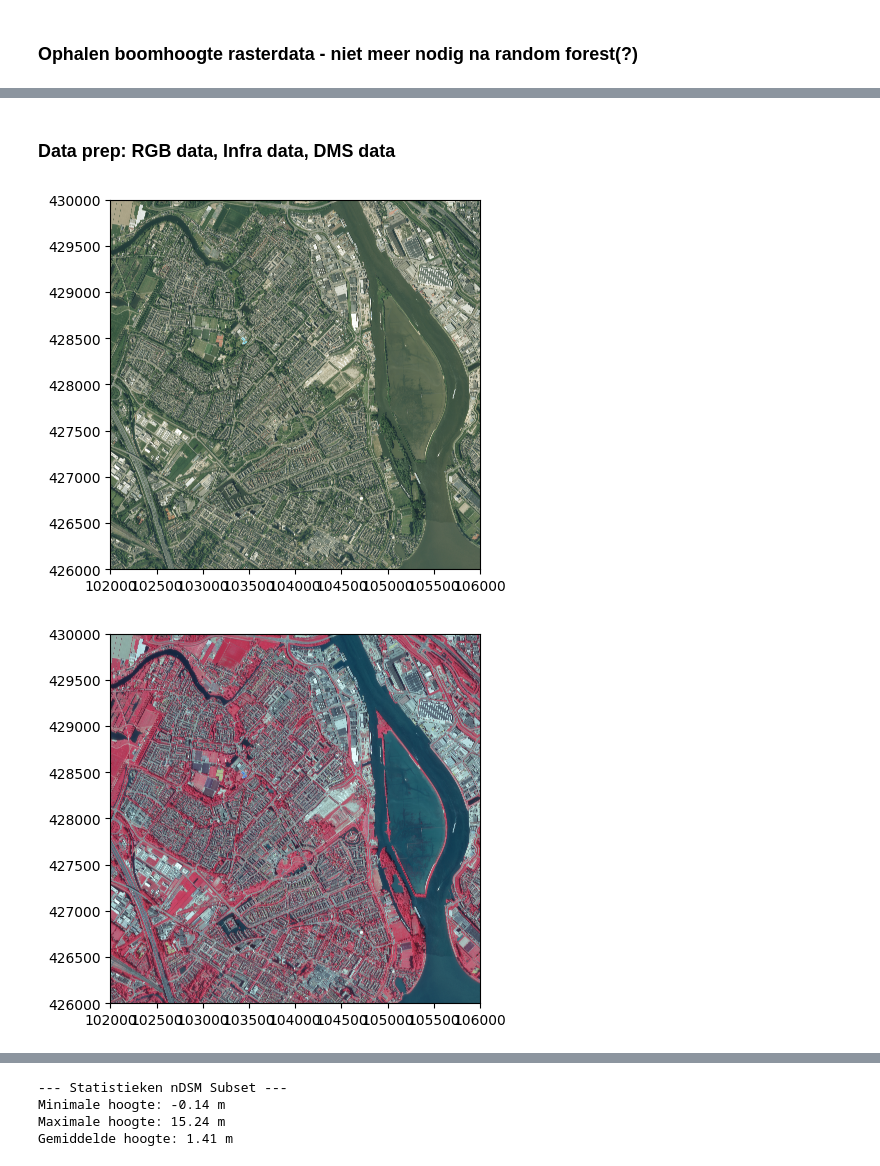
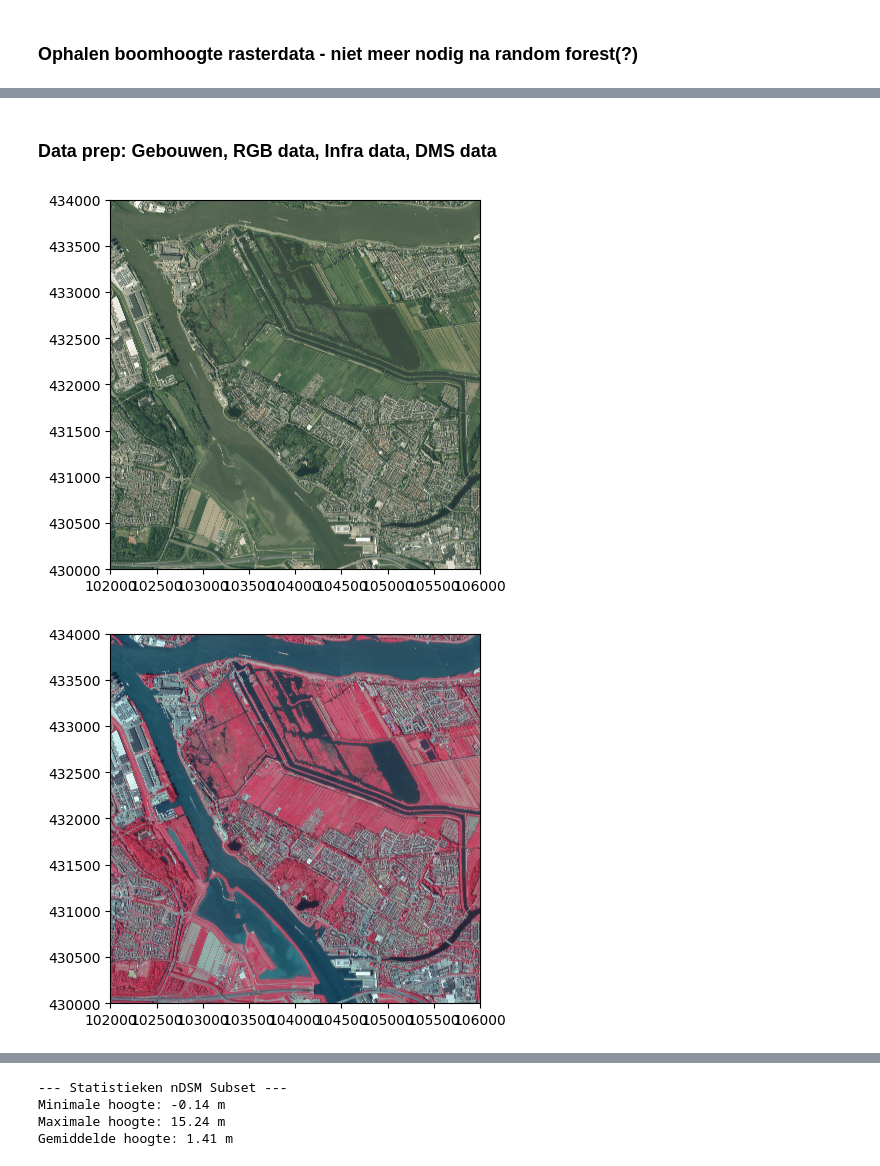
Before and after one commit to TwandeK/natural_capital_account, a Jupyter notebook: notebooks/bomen.ipynb, the cells around one changed output, grey strips where cells are left out. Saved outputs shown, nothing was run; the diff lists cells and outputs as text; code cells hidden in the pictures.

```diff
--- a/notebooks/bomen.ipynb
+++ b/notebooks/bomen.ipynb
@@ -539,24 +675,24 @@ with rio.open(tif_path_alblas_bomen) as clipped_bomen_Alblasserdam:
 # %% [markdown]
-### Data prep: RGB data, Infra data, DMS data
+### Data prep: Gebouwen, RGB data, Infra data, DMS data
 # %%
-#testen of data succesvol kan worden ingeladen.
-ortho_sample = "../data/raw/ortho_alblasserdam/2025_102000_430000_RGB_lrl.tif"
-infra_sample = "../data/raw/infra_alblasserdam/2025_102000_430000_CIR_lrl.tif"
-dsm_sample = "../data/raw/surface_model_05/R_38CN1.tif"
+#TESTEN of data succesvol kan worden ingeladen.
+ortho_raw = raw_data_dir / "ortho_alblasserdam025" / "2025_102000_434000_RGB_lrl.tif"
+infra_raw = raw_data_dir / "infra_alblasserdam025" / "2025_102000_434000_CIR_lrl.tif"
+dsm_raw = raw_data_dir / "surface_model_05" /"R_38CN1.tif"
 
-with rio.open(ortho_sample) as ortho:
+with rio.open(ortho_raw) as ortho:
     show(ortho)
 
-with rio.open(infra_sample) as infra:
+with rio.open(infra_raw) as infra:
     show(infra)
 
-with rio.open(dsm_sample) as dsm:
+with rio.open(dsm_raw) as dsm:
     my_window = Window(col_off=6600, row_off=6000, width=100, height=100)
     subset_masked = dsm.read(1, window=my_window, masked=True)
     show(subset_masked)
 # %% [output]
-[figure, old version]
+[figure, new version]
-[figure, old version]
+[figure, new version]
 [figure]
 # %%
 #mergen van de vier ortho foto's (RGB en CIR) om ons totale gebied te dekken - EENMALIG UITVOEREN
```
Also changed, not shown: parts of 55 cells of this notebook, 4 other files.
